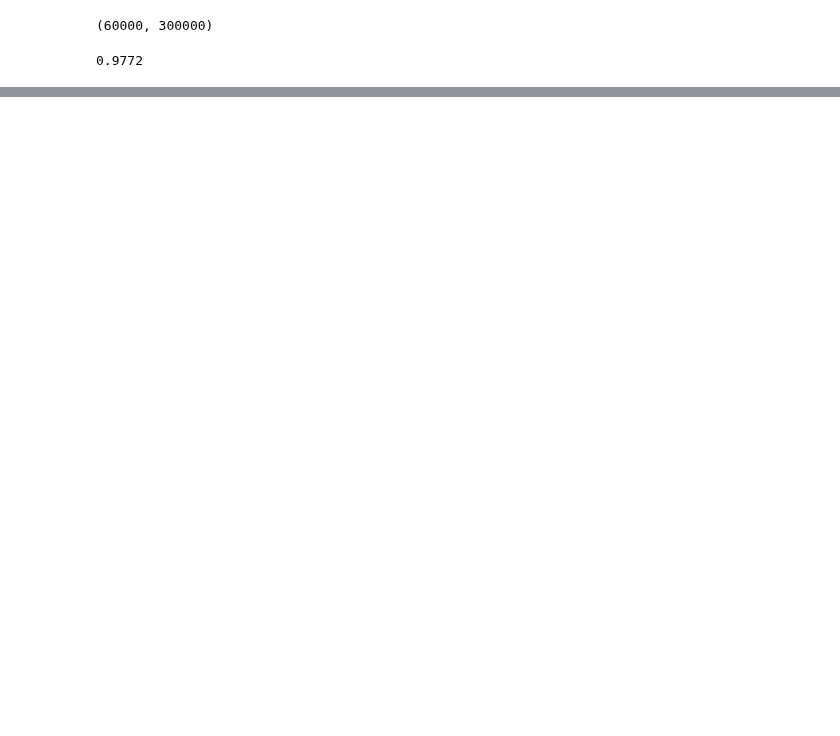
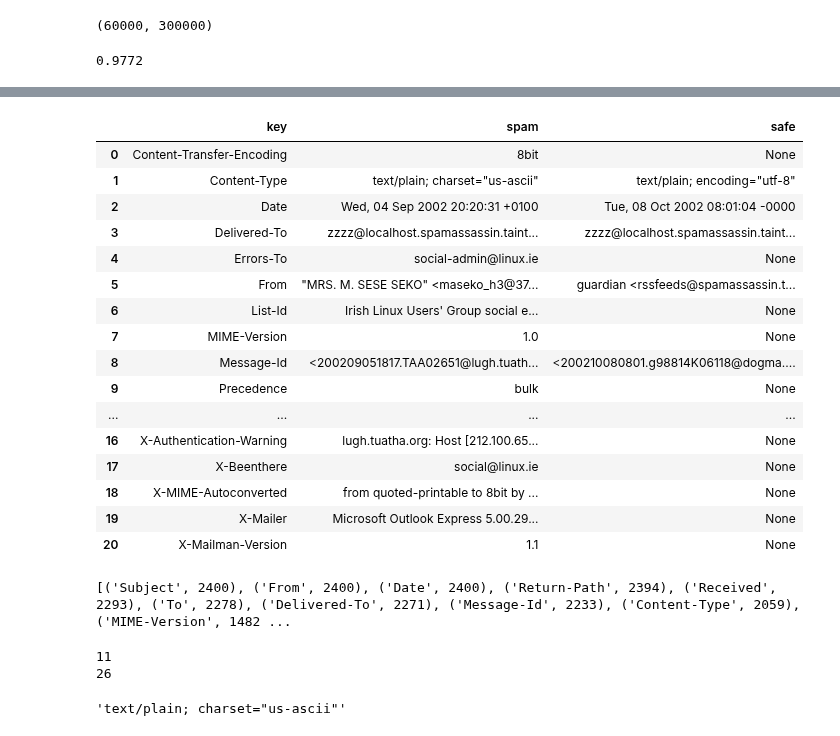
Before and after one commit to rileypeterson/ML, a Jupyter notebook: chapter3/exercises.ipynb, the cells around one changed output, grey strips where cells are left out. Cells and saved outputs as stored; diff of their text form; code cells hidden in the pictures; blank space fills up the shorter version.

Commit message:
Spam classifier progress

```diff
--- a/chapter3/exercises.ipynb
+++ b/chapter3/exercises.ipynb
@@ -146,0 +191,10 @@ Do Kaggle Titanic. See [here](https://www.kaggle.com/rileypeterson/code) (In Pro
+# %%
+from email import policy
+from email.parser import BytesParser
+
+b = BytesParser(policy=policy.default)
+e = b.parsebytes(spam_dict[0]["bytes"])
+for k, v in spam_dict.items():
+    spam_dict[k]["email"] = b.parsebytes(v["bytes"])
+for k, v in easy_ham_dict.items():
+    easy_ham_dict[k]["email"] = b.parsebytes(v["bytes"])
@@ -146,0 +222,13 @@ Do Kaggle Titanic. See [here](https://www.kaggle.com/rileypeterson/code) (In Pro
+# %%
+# Let's make a dataset
+import pandas as pd
+dataset = {"email": [], "is_spam": []}
+for k, v in spam_dict.items():
+    dataset["email"].append(v["email"])
+    dataset["is_spam"].append(1)
+for k, v in easy_ham_dict.items():
+    dataset["email"].append(v["email"])
+    dataset["is_spam"].append(0)
+
+df = pd.DataFrame(data=dataset)
+df
@@ -146,0 +269,5 @@ Do Kaggle Titanic. See [here](https://www.kaggle.com/rileypeterson/code) (In Pro
+# %%
+from sklearn.model_selection import train_test_split
+
+train_df, test_df = train_test_split(df, test_size=0.2, shuffle=True, random_state=42)
+train_df
@@ -146,0 +288,42 @@ Do Kaggle Titanic. See [here](https://www.kaggle.com/rileypeterson/code) (In Pro
+# %%
+spam_e = train_df.loc[train_df["is_spam"] == 1, "email"].iloc[0]
+safe_e = train_df.loc[train_df["is_spam"] == 0, "email"].iloc[0]
+# %%
+# Explore data...
+keys = sorted(set(list(spam_e.keys()) + list(safe_e.keys())))
+view_dict = {"key": [], "spam": [], "safe": []}
+for k in keys:
+    view_dict["key"].append(k)
+    view_dict["spam"].append(spam_e.get(k, "None"))
+    view_dict["safe"].append(safe_e.get(k, "None"))
+pd.set_option("display.max_rows", None)
+pd.DataFrame(view_dict)
+# %% [output]
+|  | key | spam | safe |
+| 0 | Content-Transfer-Encoding | 8bit | None |
+| 1 | Content-Type | text/plain; charset="us-ascii" | text/plain; encoding="utf-8" |
+| 2 | Date | Wed, 04 Sep 2002 20:20:31 +0100 | Tue, 08 Oct 2002 08:01:04 -0000 |
+| 3 | Delivered-To | zzzz@localhost.spamassassin.taint... | zzzz@localhost.spamassassin.taint... |
+| 4 | Errors-To | social-admin@linux.ie | None |
+| 5 | From | "MRS. M. SESE SEKO" <maseko_h3@37... | guardian <rssfeeds@spamassassin.t... |
+| 6 | List-Id | Irish Linux Users' Group social e... | None |
+| 7 | MIME-Version | 1.0 | None |
+| 8 | Message-Id | <200209051817.TAA02651@lugh.tuath... | <200210080801.g98814K06118@dogma.... |
+| 9 | Precedence | bulk | None |
+| ... | ... | ... | ... |
+| 16 | X-Authentication-Warning | lugh.tuatha.org: Host [212.100.65... | None |
+| 17 | X-Beenthere | social@linux.ie | None |
+| 18 | X-MIME-Autoconverted | from quoted-printable to 8bit by ... | None |
+| 19 | X-Mailer | Microsoft Outlook Express 5.00.29... | None |
+| 20 | X-Mailman-Version | 1.1 | None |
+# %%
+# Let's get a list of the most common message header field names
+from collections import Counter
+
+d = Counter()
+for e in train_df["email"].tolist():
+#     print(list(e.keys()))
+    d.update(set(e.keys()))
+print(d.most_common(25))
+# %% [output]
+[('Subject', 2400), ('From', 2400), ('Date', 2400), ('Return-Path', 2394), ('Received', 2293), ('To', 2278), ('Delivered-To', 2271), ('Message-Id', 2233), ('Content-Type', 2059), ('MIME-Version', 1482 ...
@@ -146,0 +375,10 @@ Do Kaggle Titanic. See [here](https://www.kaggle.com/rileypeterson/code) (In Pro
+# %%
+print(len(safe_e.keys()))
+print(len(spam_e.keys()))
+# %% [output]
+11
+26
+# %%
+spam_e.get("Content-Type")
+# %% [output]
+'text/plain; charset="us-ascii"'
```
Also changed, not shown: parts of 16 cells of this notebook, 1 other file.
